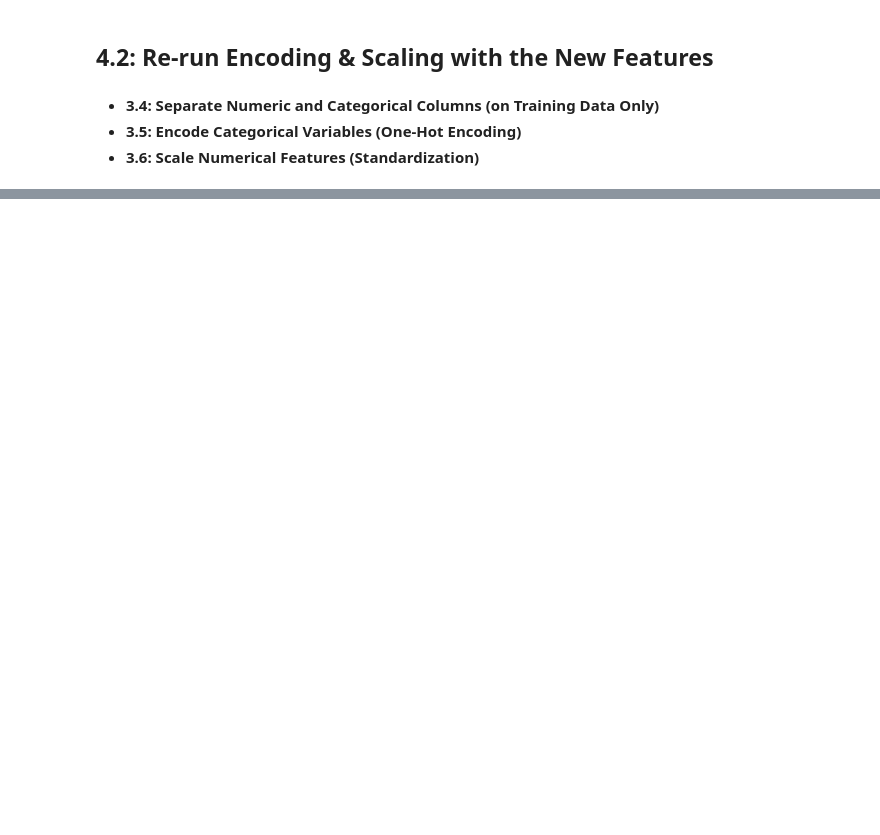
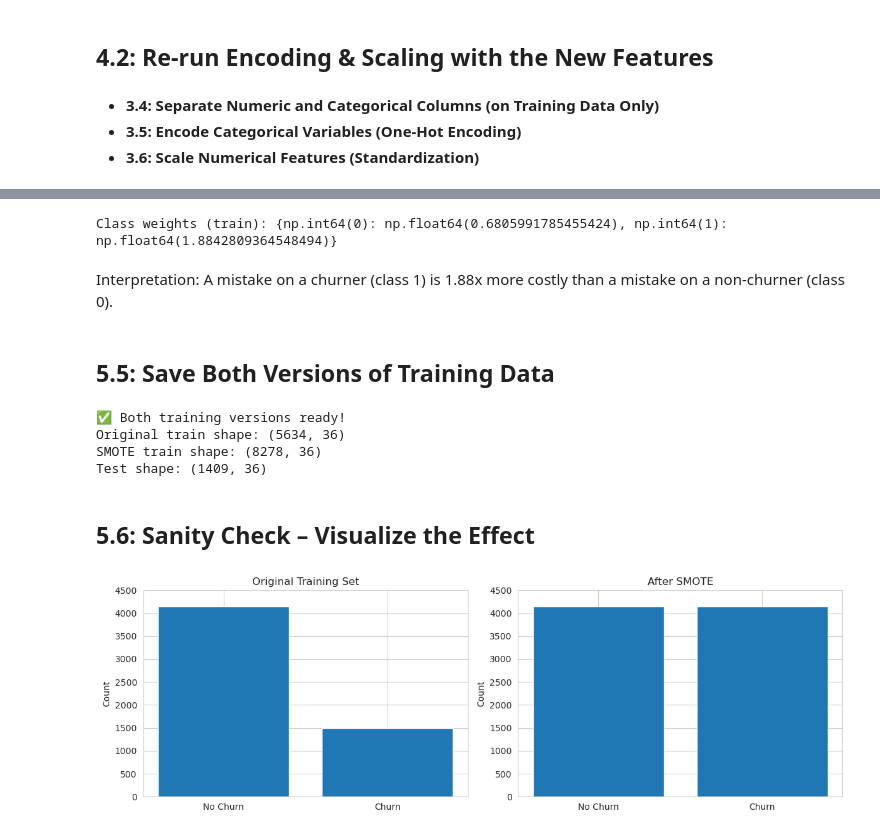
Before and after one commit to g30613740/customer_churn_prediction, a Jupyter notebook: main.ipynb, the cells around one changed output, grey strips where cells are left out. Saved outputs shown, nothing was run; the diff lists cells and outputs as text; code cells hidden in the pictures; blank space fills up the shorter version.

Commit message:
Step 5: Handled imbalance with SMOTE and prepared class weights

```diff
--- a/main.ipynb
+++ b/main.ipynb
@@ -457,7 +457,7 @@ New features added: {'Service_Count', 'Contract_Tenure_Ratio', 'Tenure_Group', '
 num_cols_new = X_train_engineered.select_dtypes(include=['int64', 'float64']).columns.tolist()
 
 # Categorical columns (including our new Tenure_Group and existing text columns)
-cat_cols_new = X_train_engineered.select_dtypes(include=['object', 'str']).columns.tolist()
+cat_cols_new = X_train_engineered.select_dtypes(include=['object', 'str', 'category']).columns.tolist()
 
 print("Numerical features now:", num_cols_new)
 print("Categorical features now:", cat_cols_new)
@@ -535,0 +605,64 @@ Tenure group columns created: 1
+# %%
+# Calculate the class weights automatically
+from sklearn.utils.class_weight import compute_class_weight
+
+# Compute weights
+weights = compute_class_weight(
+    class_weight='balanced',
+    classes=np.unique(y_train),
+    y=y_train
+)
+
+class_weight_dict = dict(zip(np.unique(y_train), weights))
+print("Class weights (train):", class_weight_dict)
+# %% [output]
+Class weights (train): {np.int64(0): np.float64(0.6805991785455424), np.int64(1): np.float64(1.8842809364548494)}
+# %% [markdown]
+Interpretation: A mistake on a churner (class 1) is 1.88x more costly than a mistake on a non-churner (class 0).
+# %% [markdown]
+## 5.5: Save Both Versions of Training Data
+# %%
+# Original (for Class Weights)
+X_train_original = X_train_scaled.copy()
+y_train_original = y_train.copy()
+
+# SMOTE (for oversampling)
+X_train_smote = X_train_smote
+y_train_smote = y_train_smote
+
+# Test set remains the same for both
+X_test_final = X_test_scaled.copy()
+y_test_final = y_test.copy()
+
+print("✅ Both training versions ready!")
+print(f"Original train shape: {X_train_original.shape}")
+print(f"SMOTE train shape: {X_train_smote.shape}")
+print(f"Test shape: {X_test_final.shape}")
+# %% [output]
+✅ Both training versions ready!
+Original train shape: (5634, 36)
+SMOTE train shape: (8278, 36)
+Test shape: (1409, 36)
+# %% [markdown]
+## 5.6: Sanity Check – Visualize the Effect
+# %%
+import matplotlib.pyplot as plt
+
+fig, axes = plt.subplots(1, 2, figsize=(12, 4))
+
+# Plot 1: Original training distribution
+axes[0].bar(['No Churn', 'Churn'], [sum(y_train_original == 0), sum(y_train_original == 1)])
+axes[0].set_title('Original Training Set')
+axes[0].set_ylabel('Count')
+axes[0].set_ylim(0, 4500)
+
+# Plot 2: SMOTE training distribution
+axes[1].bar(['No Churn', 'Churn'], [sum(y_train_smote == 0), sum(y_train_smote == 1)])
+axes[1].set_title('After SMOTE')
+axes[1].set_ylabel('Count')
+axes[1].set_ylim(0, 4500)
+
+plt.tight_layout()
+plt.show()
+# %% [output]
+[figure, added]
```
Also changed, not shown: parts of 13 cells of this notebook.
